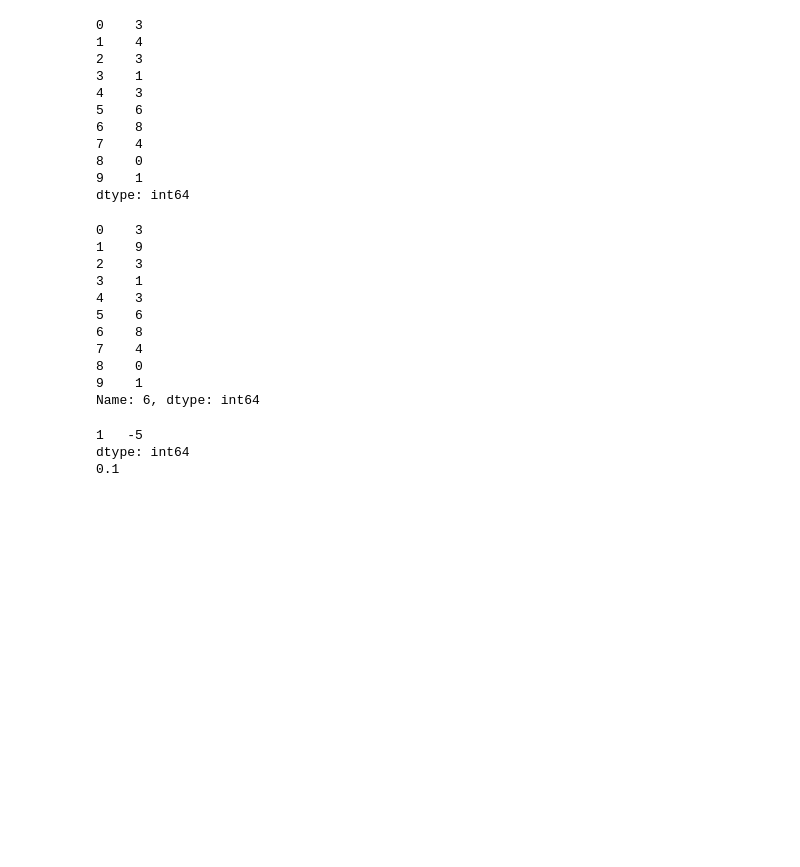
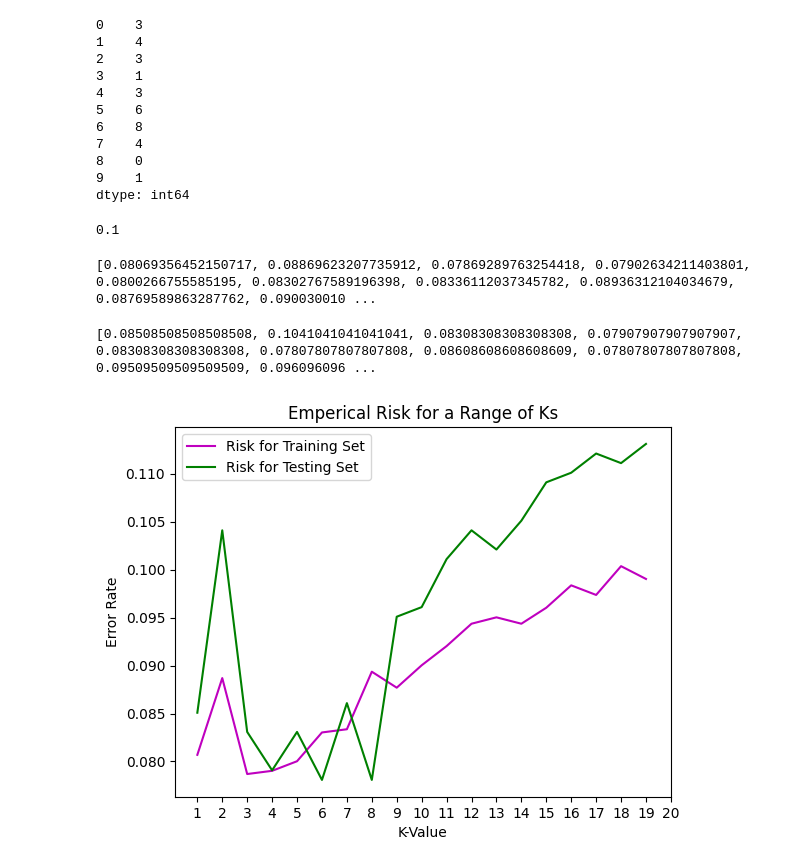
Before and after one commit to sashwatr19/SLT_Assignment1, a Jupyter notebook: Sashwat.ipynb, the cells around one changed output. Drawn from its saved outputs; the diff is of its cells as text; code cells hidden in the pictures; blank space fills up the shorter version.

Commit message:
Added error scores for single and multiple K

```diff
--- a/Sashwat.ipynb
+++ b/Sashwat.ipynb
@@ -57 +100,5 @@ KNN_1 = KNN(np.linalg.norm, train_small_X, train_small_y, 3)
+# %%
+# Create KNN instance
+KNN_test = KNN(k=3, distance='l2')
+KNN_test.fit(train_small_X, train_small_y)
 # %%
@@ -72,22 +120,35 @@ print(predictions)
 dtype: int64
 # %%
 train_y_now = train_small_y[:10]
-print(train_y_now)
+
+# Error score test with small data
+print(KNN_test.error_score(train_small_now, train_y_now))
 # %% [output]
-0    3
-1    9
-2    3
-3    1
-4    3
-5    6
-6    8
-7    4
-8    0
-9    1
-Name: 6, dtype: int64
+0.1
-# %%
-print(KNN_1.error_score(train_small_now, train_y_now))
-# %% [output]
-1   -5
-dtype: int64
-0.1
+# %%
+k_list = np.array([i for i in range(1,20)])
+KNN_mult = KNN(k=k_list, distance='l2')
+KNN_mult.fit(train_small_X, train_small_y)
+# %%
+errors_training = KNN_mult.error_mult(train_small_X, train_small_y)
+print(errors_training)
+# %% [output]
+[0.08069356452150717, 0.08869623207735912, 0.07869289763254418, 0.07902634211403801, 0.0800266755585195, 0.08302767589196398, 0.08336112037345782, 0.08936312104034679, 0.08769589863287762, 0.090030010 ...
+# %%
+errors_testing = KNN_mult.error_mult(test_small_X, test_small_y)
+print(errors_testing)
+# %% [output]
+[0.08508508508508508, 0.1041041041041041, 0.08308308308308308, 0.07907907907907907, 0.08308308308308308, 0.07807807807807808, 0.08608608608608609, 0.07807807807807808, 0.09509509509509509, 0.096096096 ...
+# %%
+import matplotlib.pyplot as plt
+
+plt.plot(k_list, errors_training, color='m', label='Risk for Training Set')
+plt.plot(k_list, errors_testing, color='g', label='Risk for Testing Set')
+plt.title('Emperical Risk for a Range of Ks')
+plt.ylabel('Error Rate')
+plt.xlabel('K-Value')
+plt.xticks(list(range(1,21)))
+plt.legend()
+plt.show()
+# %% [output]
+[figure, added]
```
Also changed, not shown: parts of 7 cells of this notebook.
